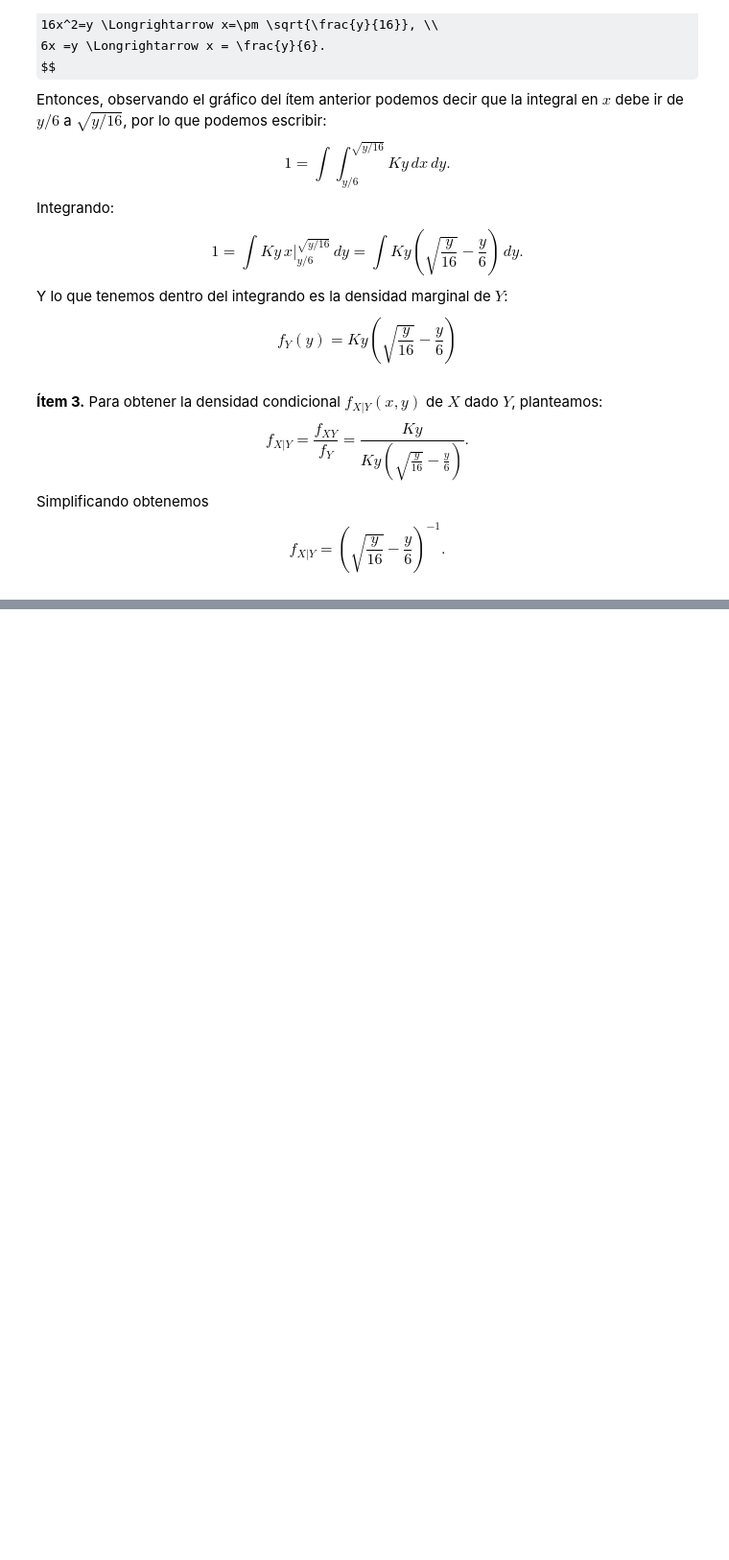
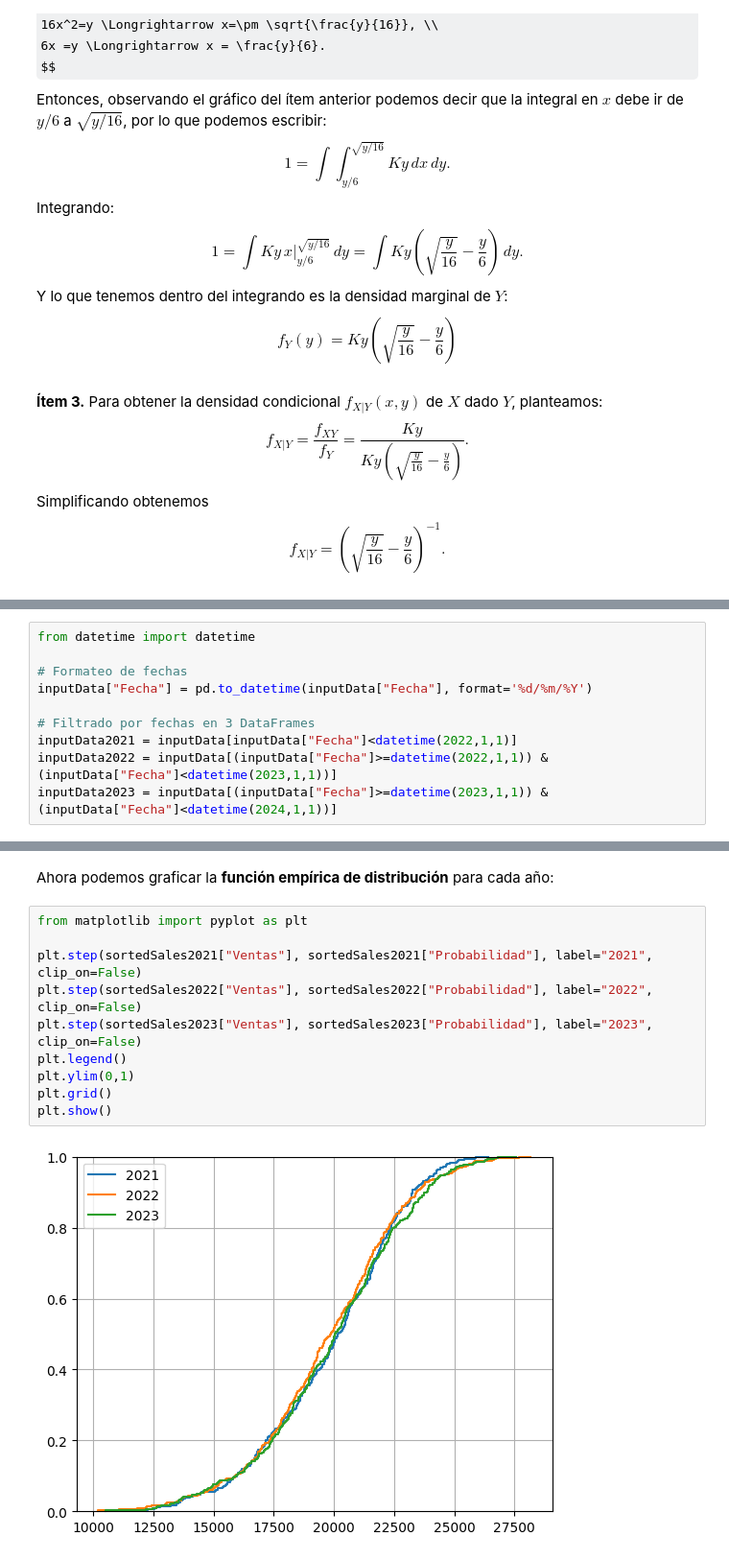
Before and after one commit to jteich99/peia, a Jupyter notebook: TP1/TP1_TEICH.ipynb, the cells around one changed output, grey strips where cells are left out. Shown at 96% size. Drawn from its saved outputs; the diff is of its cells as text; some formulas as TeX source; blank space fills up the shorter version.

```diff
--- a/TP1/TP1_TEICH.ipynb
+++ b/TP1/TP1_TEICH.ipynb
@@ -148,0 +159,10 @@ $$
+# %%
+from datetime import datetime
+
+# Formateo de fechas
+inputData["Fecha"] = pd.to_datetime(inputData["Fecha"], format='%d/%m/%Y')
+
+# Filtrado por fechas en 3 DataFrames
+inputData2021 = inputData[inputData["Fecha"]<datetime(2022,1,1)]
+inputData2022 = inputData[(inputData["Fecha"]>=datetime(2022,1,1)) & (inputData["Fecha"]<datetime(2023,1,1))]
+inputData2023 = inputData[(inputData["Fecha"]>=datetime(2023,1,1)) & (inputData["Fecha"]<datetime(2024,1,1))]
@@ -148,0 +178,14 @@ $$
+# %% [markdown]
+Ahora podemos graficar la **función empírica de distribución** para cada año:
+# %%
+from matplotlib import pyplot as plt
+
+plt.step(sortedSales2021["Ventas"], sortedSales2021["Probabilidad"], label="2021", clip_on=False)
+plt.step(sortedSales2022["Ventas"], sortedSales2022["Probabilidad"], label="2022", clip_on=False)
+plt.step(sortedSales2023["Ventas"], sortedSales2023["Probabilidad"], label="2023", clip_on=False)
+plt.legend()
+plt.ylim(0,1)
+plt.grid()
+plt.show()
+# %% [output]
+[figure, added]
```
Also changed, not shown: parts of 12 cells of this notebook, 2 other files.
